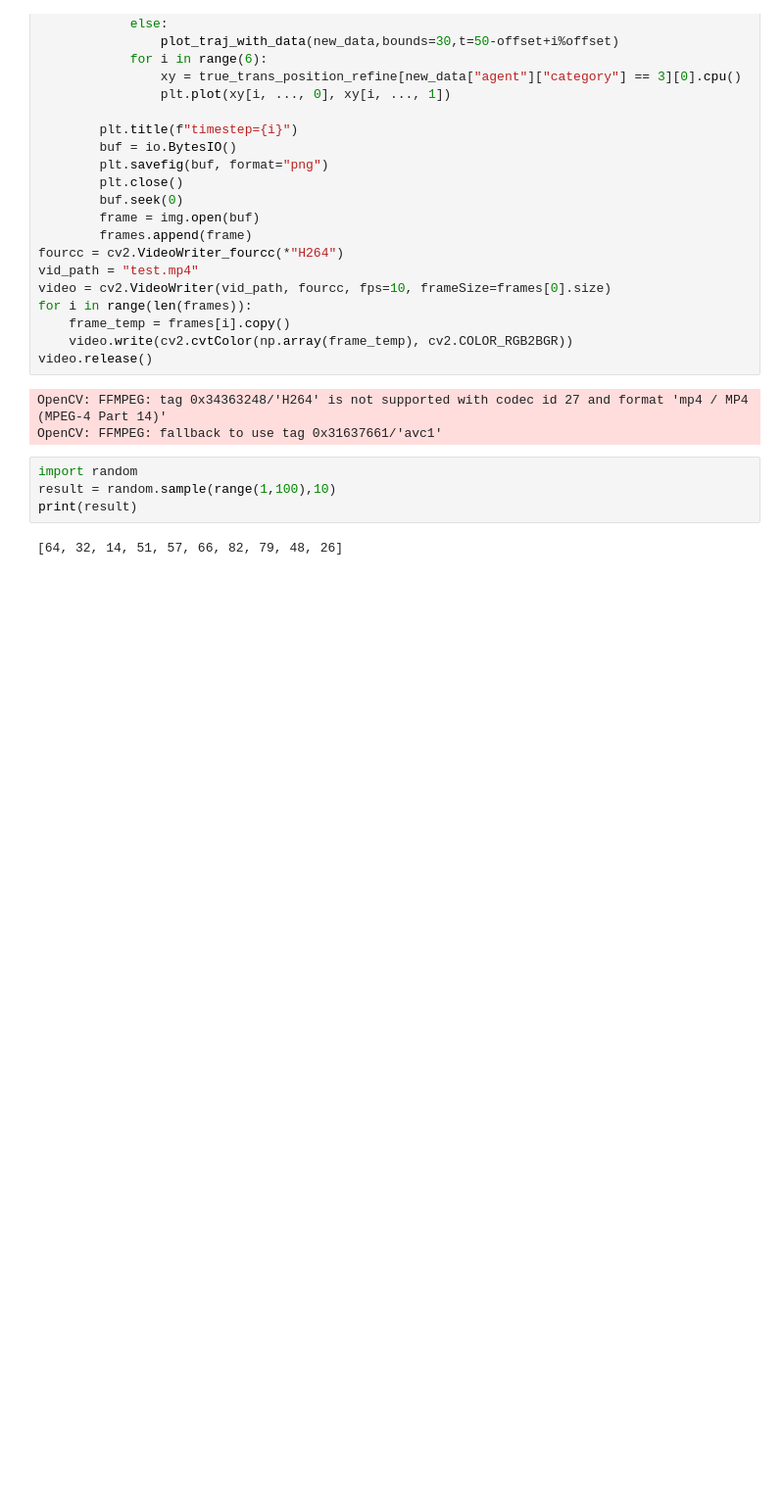
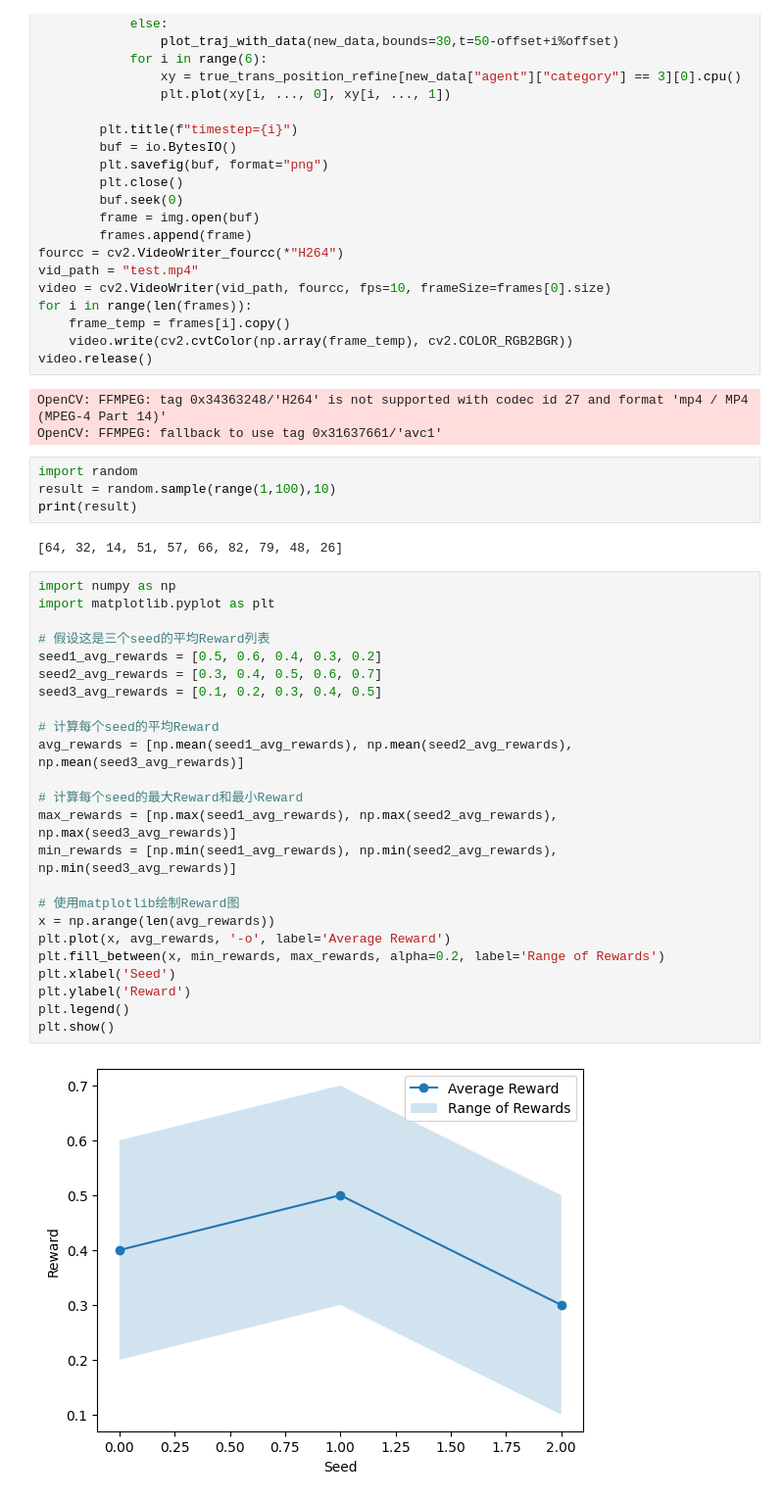
Before and after one commit to qiaoguanren/Multi-agent-competitive-environment, a Jupyter notebook: val_intersting.ipynb, the cells around one changed output. Shown: that part at 98% size. Cells and saved outputs as stored; diff of their text form; blank space fills up the shorter version.

```diff
--- a/val_intersting.ipynb
+++ b/val_intersting.ipynb
@@ -895,3 +895,29 @@ result = random.sample(range(1,100),10)
 print(result)
 # %% [output]
 [64, 32, 14, 51, 57, 66, 82, 79, 48, 26]
+# %%
+import numpy as np
+import matplotlib.pyplot as plt
+
+# 假设这是三个seed的平均Reward列表
+seed1_avg_rewards = [0.5, 0.6, 0.4, 0.3, 0.2]
+seed2_avg_rewards = [0.3, 0.4, 0.5, 0.6, 0.7]
+seed3_avg_rewards = [0.1, 0.2, 0.3, 0.4, 0.5]
+
+# 计算每个seed的平均Reward
+avg_rewards = [np.mean(seed1_avg_rewards), np.mean(seed2_avg_rewards), np.mean(seed3_avg_rewards)]
+
+# 计算每个seed的最大Reward和最小Reward
+max_rewards = [np.max(seed1_avg_rewards), np.max(seed2_avg_rewards), np.max(seed3_avg_rewards)]
+min_rewards = [np.min(seed1_avg_rewards), np.min(seed2_avg_rewards), np.min(seed3_avg_rewards)]
+
+# 使用matplotlib绘制Reward图
+x = np.arange(len(avg_rewards))
+plt.plot(x, avg_rewards, '-o', label='Average Reward')
+plt.fill_between(x, min_rewards, max_rewards, alpha=0.2, label='Range of Rewards')
+plt.xlabel('Seed')
+plt.ylabel('Reward')
+plt.legend()
+plt.show()
+# %% [output]
+[figure, added]
```
Also changed, not shown: 40 other files.
